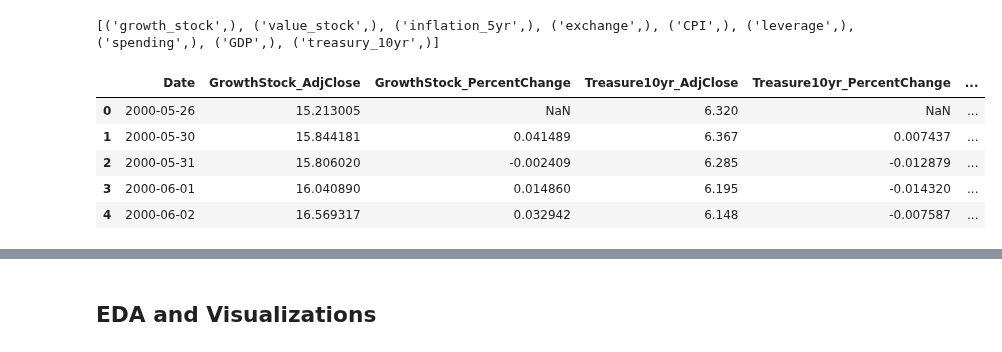
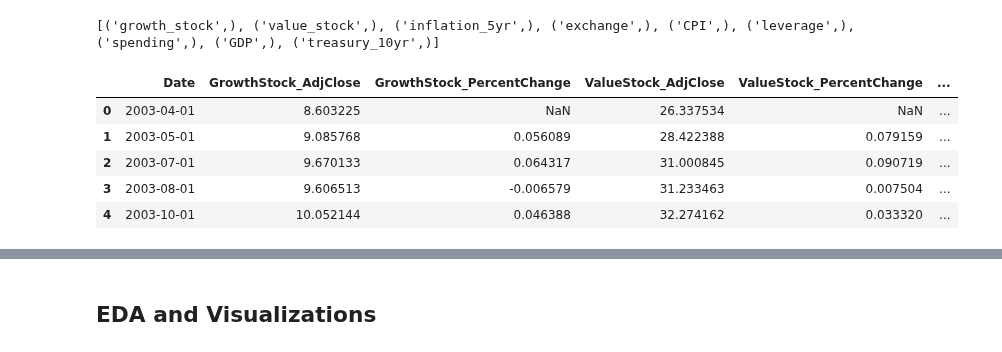
Before and after one commit to lu18cheng/pic16b_stock_analysis, a Jupyter notebook: code/analysis.ipynb, the cells around one changed output, grey strips where cells are left out. Cells and saved outputs as stored; diff of their text form; code cells hidden in the pictures.

```diff
--- a/code/analysis.ipynb
+++ b/code/analysis.ipynb
@@ -16,28 +16,56 @@ print(cursor.fetchall())
 # %%
 cmd = '''
 SELECT g.Date AS Date,
         g."Adj Close" AS GrowthStock_AdjClose,
         (g."Adj Close" - LAG(g."Adj Close", 1) OVER (ORDER BY g.Date))/
                 LAG(g."Adj Close", 1) OVER (ORDER BY g.Date) AS GrowthStock_PercentChange,
-        t."Adj Close" AS Treasure10yr_AdjClose,
-        (t."Adj Close" - LAG(t."Adj Close", 1) OVER (ORDER BY t.Date))/
-                LAG(t."Adj Close", 1) OVER (ORDER BY t.Date) AS Treasure10yr_PercentChange,
-        (t."Adj Close" - LAG(t."Adj Close", 1) OVER (ORDER BY t.Date)) AS Treasure10yr_Diff
+
+        v."Adj Close" AS ValueStock_AdjClose,
+        (v."Adj Close" - LAG(v."Adj Close", 1) OVER (ORDER BY g.Date))/
+                LAG(v."Adj Close", 1) OVER (ORDER BY g.Date) AS ValueStock_PercentChange,
+
+        t."Adj Close" AS Treasury10yr_AdjClose,
+        (t."Adj Close" - LAG(t."Adj Close", 1) OVER (ORDER BY g.Date))/
+                LAG(t."Adj Close", 1) OVER (ORDER BY g.Date) AS Treasury10yr_PercentChange,
+        (t."Adj Close" - LAG(t."Adj Close", 1) OVER (ORDER BY g.Date)) AS Treasury10yr_Diff,
+
+        e.DEXCAUS AS exchange,
+        (e.DEXCAUS - LAG(e.DEXCAUS, 1) OVER (ORDER BY g.Date))/
+                LAG(e.DEXCAUS, 1) OVER (ORDER BY g.Date) AS exchange_PercentChange,
+        (e.DEXCAUS - LAG(e.DEXCAUS, 1) OVER (ORDER BY g.Date)) AS exchange_Diff,
+
+        i.T5YIE AS inflation5yr,
+        (i.T5YIE - LAG(i.T5YIE, 1) OVER (ORDER BY g.Date))/
+                LAG(i.T5YIE, 1) OVER (ORDER BY g.Date) AS inflation5yr_PercentChange,
+        (i.T5YIE - LAG(i.T5YIE, 1) OVER (ORDER BY g.Date)) AS inflation5yr_Diff,
+
+        c.CPIAUCSL_PC1 AS CPI,
+        (c.CPIAUCSL_PC1 - LAG(c.CPIAUCSL_PC1, 1) OVER (ORDER BY g.Date))/
+                LAG(c.CPIAUCSL_PC1, 1) OVER (ORDER BY g.Date) AS CPI_PercentChange,
+        (c.CPIAUCSL_PC1 - LAG(c.CPIAUCSL_PC1, 1) OVER (ORDER BY g.Date)) AS CPI_Diff
 
 FROM growth_stock g
+JOIN value_stock v
+ON g.Date = v.Date
 JOIN treasury_10yr t
 ON g.Date = t.Date
+JOIN exchange e
+ON g.Date = e.Date
+JOIN inflation_5yr i
+ON g.Date = i.Date
+JOIN CPI c
+ON g.Date = c.Date
 '''
 
 df = pd.read_sql_query(cmd, conn)
 df.head()
 # %% [output]
-|  | Date | GrowthStock_AdjClose | GrowthStock_PercentChange | Treasure10yr_AdjClose | Treasure10yr_PercentChange | ... |
-| 0 | 2000-05-26 | 15.213005 | NaN | 6.320 | NaN | ... |
-| 1 | 2000-05-30 | 15.844181 | 0.041489 | 6.367 | 0.007437 | ... |
-| 2 | 2000-05-31 | 15.806020 | -0.002409 | 6.285 | -0.012879 | ... |
-| 3 | 2000-06-01 | 16.040890 | 0.014860 | 6.195 | -0.014320 | ... |
-| 4 | 2000-06-02 | 16.569317 | 0.032942 | 6.148 | -0.007587 | ... |
+|  | Date | GrowthStock_AdjClose | GrowthStock_PercentChange | ValueStock_AdjClose | ValueStock_PercentChange | ... |
+| 0 | 2003-04-01 | 8.603225 | NaN | 26.337534 | NaN | ... |
+| 1 | 2003-05-01 | 9.085768 | 0.056089 | 28.422388 | 0.079159 | ... |
+| 2 | 2003-07-01 | 9.670133 | 0.064317 | 31.000845 | 0.090719 | ... |
+| 3 | 2003-08-01 | 9.606513 | -0.006579 | 31.233463 | 0.007504 | ... |
+| 4 | 2003-10-01 | 10.052144 | 0.046388 | 32.274162 | 0.033320 | ... |
 # %%
 df['Date'] = pd.to_datetime(df['Date'])
 # %%
```
Also changed, not shown: parts of 12 cells of this notebook.
